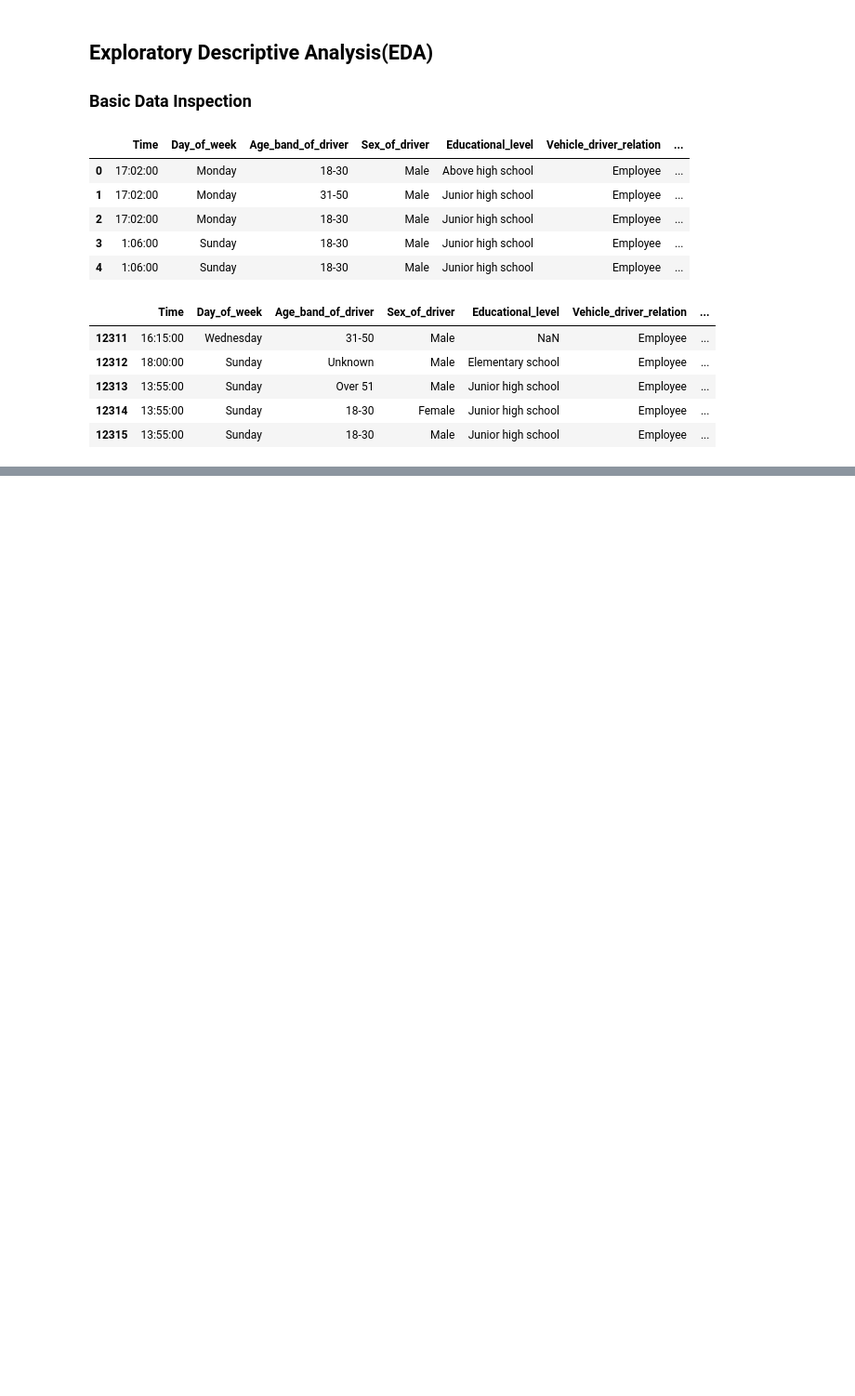
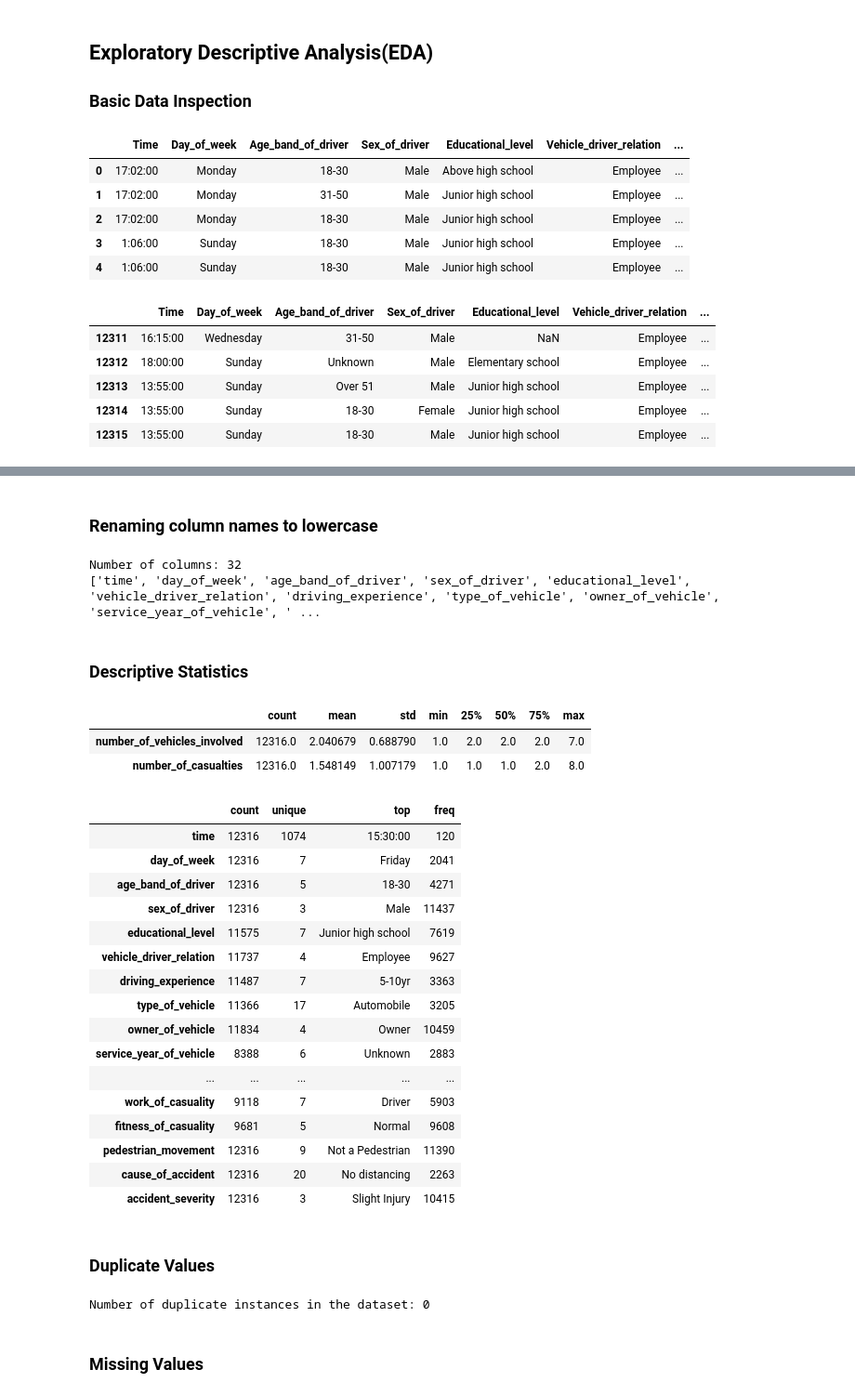
Before and after one commit to mritesh776/ml_projects, a Jupyter notebook: Project 1 Road Traffic Accident classification/Notebook/v2.ipynb, the cells around one changed output, grey strips where cells are left out. Shown at 93% size. Saved outputs shown, nothing was run; the diff lists cells and outputs as text; code cells hidden in the pictures; blank space fills up the shorter version.

```diff
--- a/Project 1 Road Traffic Accident classification/Notebook/v2.ipynb
+++ b/Project 1 Road Traffic Accident classification/Notebook/v2.ipynb
@@ -109,0 +198,46 @@ Dimensions of dataframe: (12316, 32)
+# %% [markdown]
+### Renaming column names to lowercase
+# %%
+df_eda.rename(columns=lambda x: x.lower(), inplace=True)
+columns_in_a_dataframe(df_eda) # function defined above
+# %% [output]
+Number of columns: 32
+['time', 'day_of_week', 'age_band_of_driver', 'sex_of_driver', 'educational_level', 'vehicle_driver_relation', 'driving_experience', 'type_of_vehicle', 'owner_of_vehicle', 'service_year_of_vehicle', ' ...
+# %% [markdown]
+### Descriptive Statistics
+# %%
+# Numerical Columns Statistics
+df_eda.describe().T
+# %% [output]
+|  | count | mean | std | min | 25% | 50% | 75% | max |
+| number_of_vehicles_involved | 12316.0 | 2.040679 | 0.688790 | 1.0 | 2.0 | 2.0 | 2.0 | 7.0 |
+| number_of_casualties | 12316.0 | 1.548149 | 1.007179 | 1.0 | 1.0 | 1.0 | 2.0 | 8.0 |
+# %%
+# Categorical Columns Statistics
+df_eda.describe(include='O').T
+# %% [output]
+|  | count | unique | top | freq |
+| time | 12316 | 1074 | 15:30:00 | 120 |
+| day_of_week | 12316 | 7 | Friday | 2041 |
+| age_band_of_driver | 12316 | 5 | 18-30 | 4271 |
+| sex_of_driver | 12316 | 3 | Male | 11437 |
+| educational_level | 11575 | 7 | Junior high school | 7619 |
+| vehicle_driver_relation | 11737 | 4 | Employee | 9627 |
+| driving_experience | 11487 | 7 | 5-10yr | 3363 |
+| type_of_vehicle | 11366 | 17 | Automobile | 3205 |
+| owner_of_vehicle | 11834 | 4 | Owner | 10459 |
+| service_year_of_vehicle | 8388 | 6 | Unknown | 2883 |
+| ... | ... | ... | ... | ... |
+| work_of_casuality | 9118 | 7 | Driver | 5903 |
+| fitness_of_casuality | 9681 | 5 | Normal | 9608 |
+| pedestrian_movement | 12316 | 9 | Not a Pedestrian | 11390 |
+| cause_of_accident | 12316 | 20 | No distancing | 2263 |
+| accident_severity | 12316 | 3 | Slight Injury | 10415 |
+# %% [markdown]
+### Duplicate Values
+# %%
+print(f"Number of duplicate instances in the dataset: {df.duplicated().sum()}")
+# %% [output]
+Number of duplicate instances in the dataset: 0
+# %% [markdown]
+### Missing Values
```
Also changed, not shown: parts of 16 cells of this notebook.
